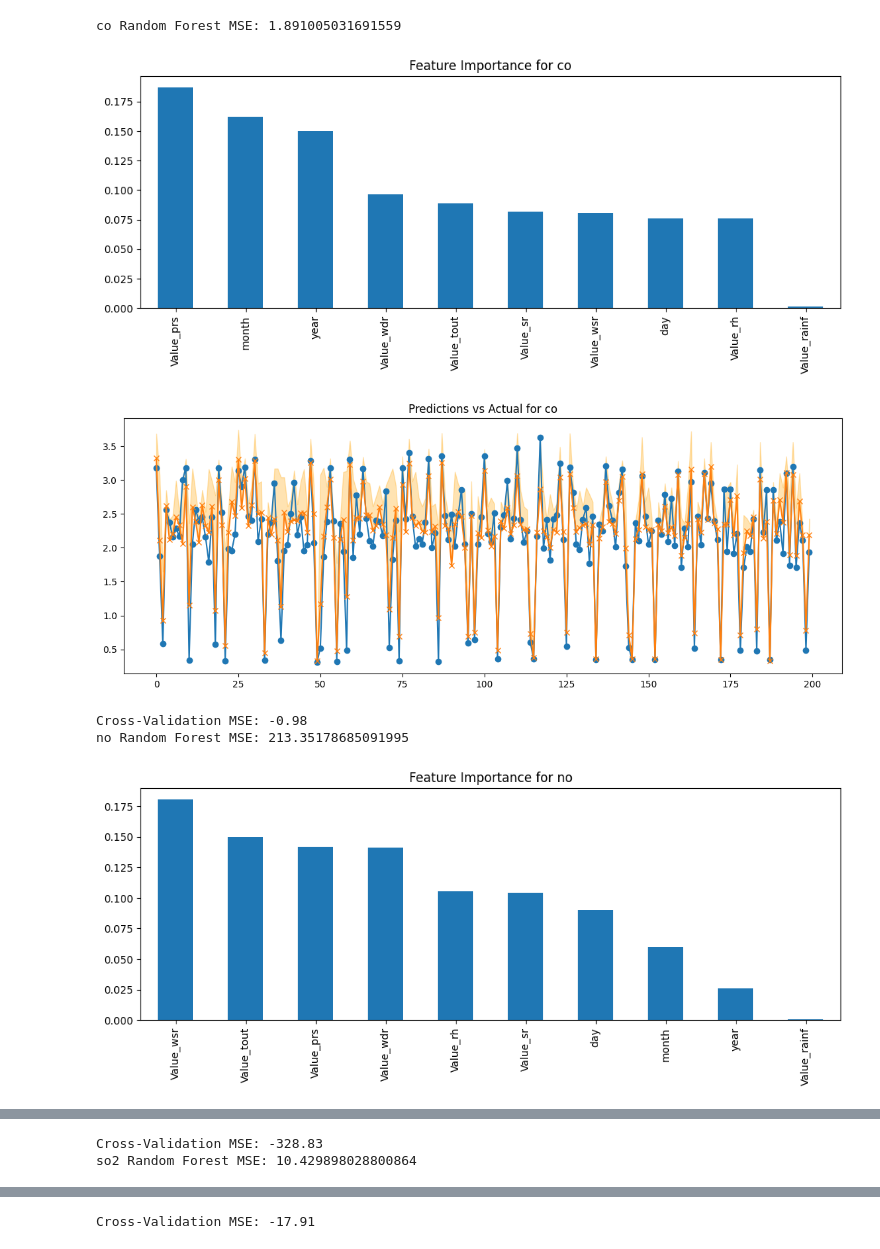
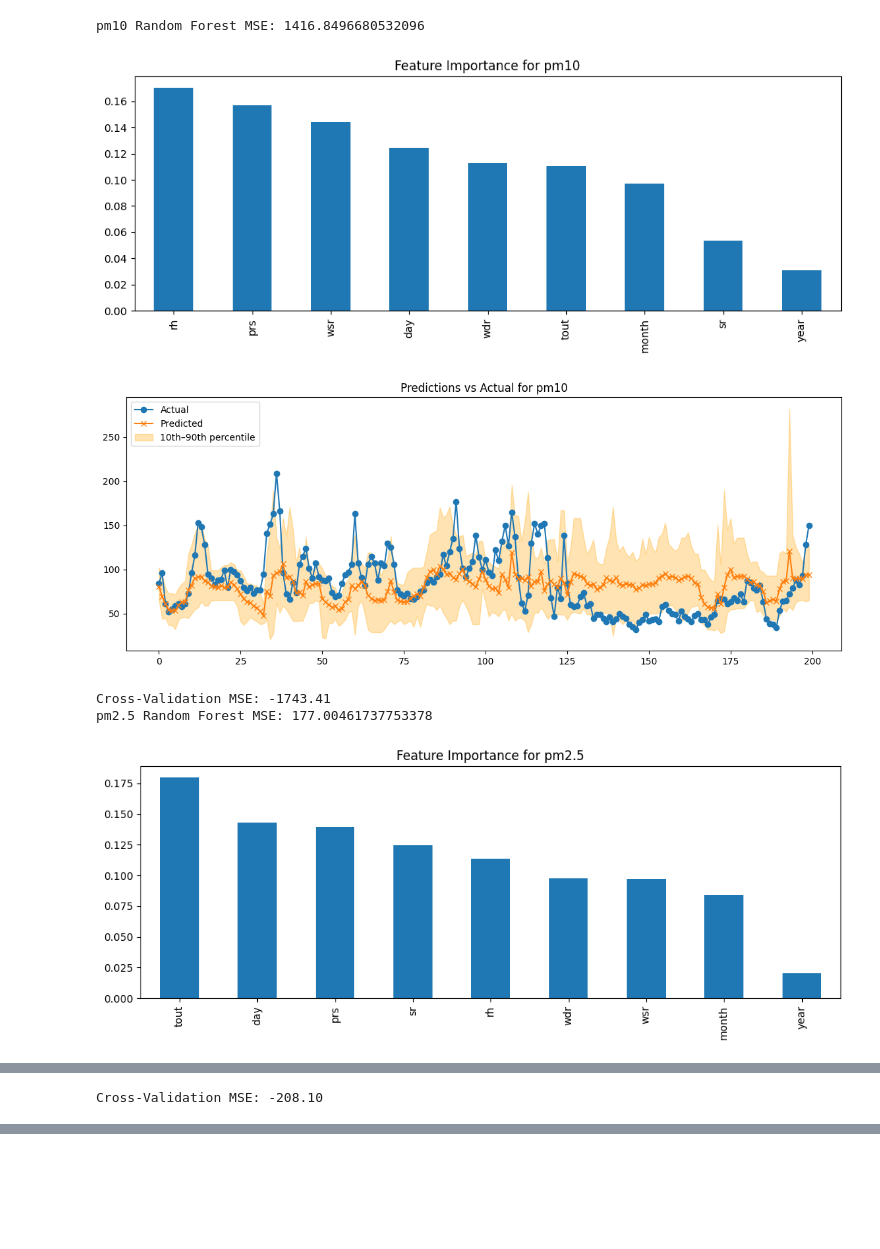
Before and after one commit to Alfonso-Fierro/PROYECTO_MA2003B, a Jupyter notebook: notebooks/03_Models/Random Forest.ipynb, the cells around one changed output, grey strips where cells are left out. Saved outputs shown, nothing was run; the diff lists cells and outputs as text; code cells hidden in the pictures; blank space fills up the shorter version.

```diff
--- a/notebooks/03_Models/Random Forest.ipynb
+++ b/notebooks/03_Models/Random Forest.ipynb
@@ -8,7 +8,23 @@ import matplotlib.pyplot as plt
 from sklearn.model_selection import cross_val_score
 
 # Load data
-df = pd.read_csv("consolidated_outliers.csv", parse_dates=["date_index"])
+df = pd.read_csv("estacion_data.csv", parse_dates=["date_index"])
+
+# Drop missing values
+df_numeric = df.drop(['date_index', 'co', 'no', 'no2', 'nox', 'o3', 'so2', 'archivo_origen', 'estacion', 'rainf'], axis=1, errors='ignore')
+
+
+cov_matrix = df_numeric.cov()
+
+mahalanobis_distance = np.sqrt(np.sum((df_numeric - df_numeric.mean()) @ np.linalg.inv(cov_matrix) * (df_numeric - df_numeric.mean()), axis=1))
+
+threshold = 3
+outliers = mahalanobis_distance > (mahalanobis_distance.mean() + threshold * mahalanobis_distance.std())
+
+df = df[~outliers]
+
+df = df.drop(['co', 'no', 'no2', 'nox', 'o3', 'so2', 'archivo_origen', 'estacion', 'rainf'], axis=1, errors='ignore')
+df = df.dropna(subset=['pm10', 'pm2.5', 'wsr', 'prs', 'rh', 'sr', 'tout', 'wdr'])
 
 # Extract date components
 df['year'] = df['date_index'].dt.year
@@ -29,20 +45,13 @@ def time_of_day(hour):
 
 df['time_of_day'] = df['hour'].apply(time_of_day)
 
-# Remove outliers
-all_vars = ['co','no','no2','nox','o3','pm10','pm2.5','so2',
-            'wsr', 'prs', 'rainf', 'rh', 'sr', 'tout', 'wdr']
-mask = np.ones(len(df), dtype=bool)
-for var in all_vars:
-    mask &= df[f'Ind_outlier_{var}'] != 1
-df_clean = df[mask].copy()
 
 # Define predictors and pollutants
 # Corrected weather variables
-weather_vars = ['Value_wsr', 'Value_prs', 'Value_rainf', 'Value_rh', 'Value_sr', 'Value_tout', 'Value_wdr']
+weather_vars = ['wsr', 'prs', 'rh', 'sr', 'tout', 'wdr']
 date_vars = ['year', 'month', 'day']
 categorical_vars = ['time_of_day']
-pollutants = ['co', 'no', 'so2']
+pollutants = ['pm10', 'pm2.5']
 
 
 # One-hot encode time_of_day
@@ -52,9 +61,9 @@ df_clean = pd.get_dummies(df, columns=categorical_vars, drop_first=False)
 predictors = weather_vars + date_vars + [col for col in df.columns if col.startswith('time_of_day_')]
 
 for pollutant in pollutants:
-    df_model = df_clean.dropna(subset=predictors + [f'Value_{pollutant}'])
+    df_model = df_clean.dropna(subset=predictors + [f'{pollutant}'])
     X = df_model[predictors]
-    y = df_model[f'Value_{pollutant}']
+    y = df_model[f'{pollutant}']
 
     # Keep track of indices for plotting later
     X_train, X_test, y_train, y_test = train_test_split(
@@ -76,40 +85,43 @@ for pollutant in pollutants:
     plt.show()
 
     # Predictions vs Actual with 90th percentile upper bound
     plt.figure(figsize=(14,5))
 
     # Get predictions from each tree
     all_tree_preds = np.array([tree.predict(X_test) for tree in rf.estimators_])  # shape: (n_trees, n_samples)
 
     # Mean prediction
     y_pred_mean = all_tree_preds.mean(axis=0)
 
-    # 90th percentile
+    # 10th and 90th percentiles
+    y_pred_10th = np.percentile(all_tree_preds, 10, axis=0)
     y_pred_90th = np.percentile(all_tree_preds, 90, axis=0)
 
     # Limit to first 200 points for readability
     n_points = 200
     x_vals = np.arange(n_points)
 
     plt.plot(x_vals, y_test.values[:n_points], label="Actual", marker='o')
     plt.plot(x_vals, y_pred_mean[:n_points], label="Predicted", marker='x')
 
-    # Plot 90th percentile bound as shaded area
+    # Plot 10th–90th percentile range as shaded area
     plt.fill_between(
         x_vals,
-        y_pred_mean[:n_points],
+        y_pred_10th[:n_points],
         y_pred_90th[:n_points],
-        color='orange', alpha=0.3, label='Up to 90th percentile'
+        color='orange', alpha=0.3, label='10th–90th percentile'
     )
 
     plt.title(f"Predictions vs Actual for {pollutant}")
+    plt.legend()
     plt.show()
+
     scores = cross_val_score(rf, X, y, cv=5, scoring='neg_mean_squared_error')
     print(f"Cross-Validation MSE: {scores.mean():.2f}")
 # %% [output]
-co Random Forest MSE: 1.891005031691559
+pm10 Random Forest MSE: 1416.8496680532096
-[figure, old version]
+[figure, new version]
-[figure, old version]
+[figure, new version]
-Cross-Validation MSE: -0.98
-no Random Forest MSE: 213.35178685091995
+Cross-Validation MSE: -1743.41
+pm2.5 Random Forest MSE: 177.00461737753378
-[figure, old version]
+[figure, new version]
@@ -117,2 +129 @@ no Random Forest MSE: 213.35178685091995
-Cross-Validation MSE: -328.83
-so2 Random Forest MSE: 10.429898028800864
+Cross-Validation MSE: -208.10
@@ -121 +129,0 @@ so2 Random Forest MSE: 10.429898028800864
-Cross-Validation MSE: -17.91
```
Also changed, not shown: parts of 1 cell of this notebook, 4 other files.
